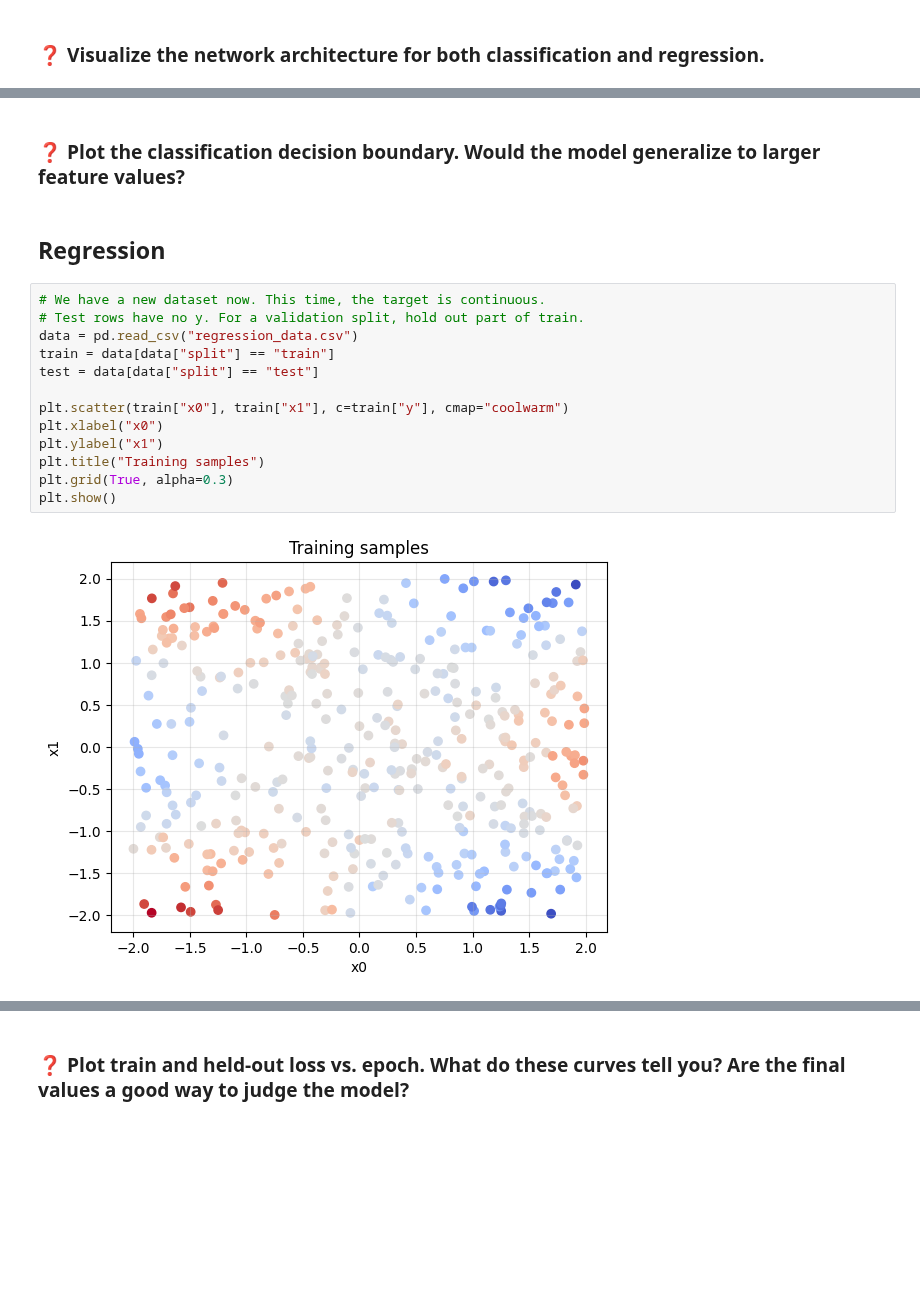
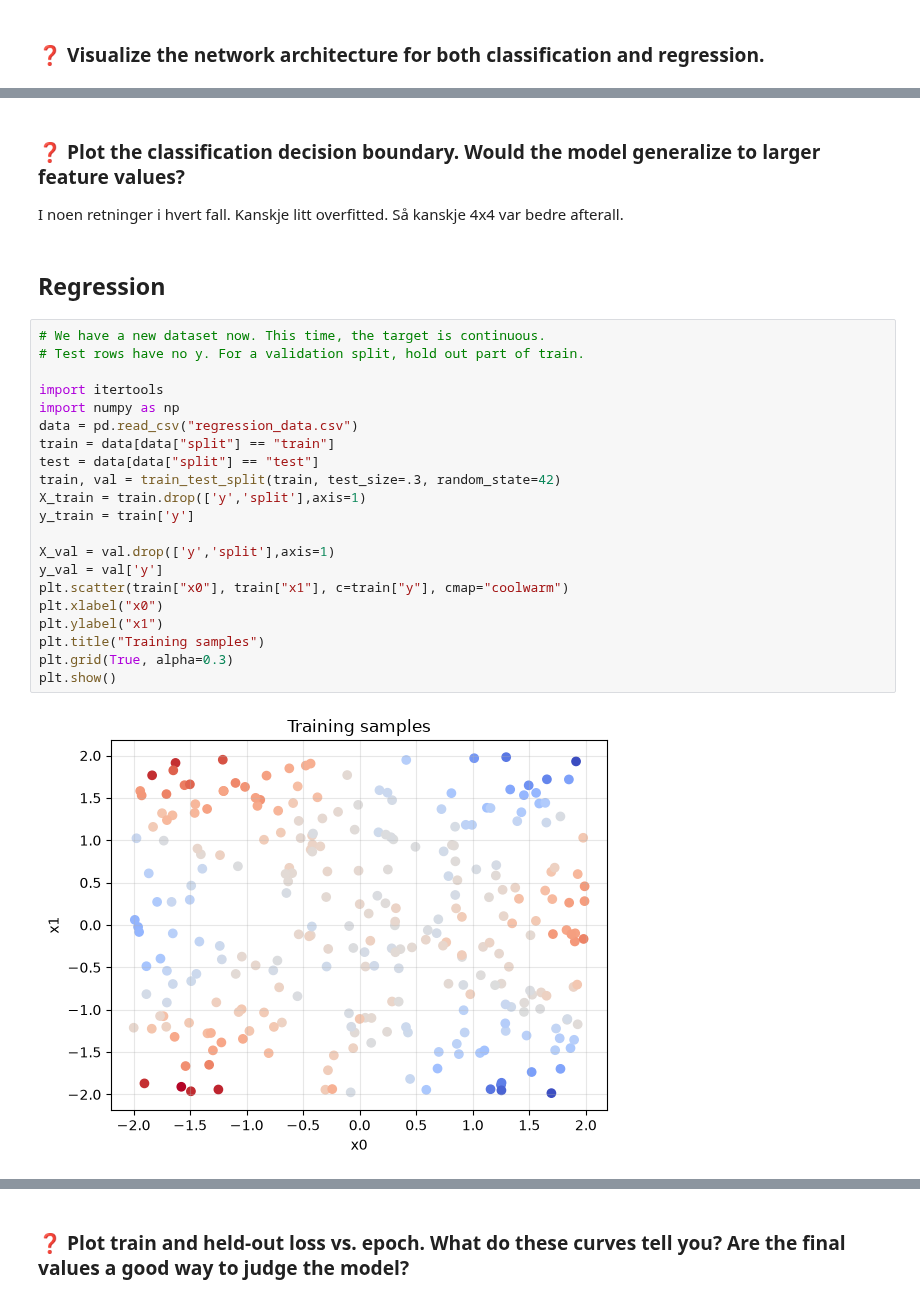
Before and after one commit to ffredz/TDT4172prosjekter, a Jupyter notebook: assignment3/problem.ipynb, the cells around one changed output, grey strips where cells are left out. Cells and saved outputs as stored; diff of their text form; blank space fills up the shorter version.

```diff
--- a/assignment3/problem.ipynb
+++ b/assignment3/problem.ipynb
@@ -564,22 +685,31 @@ Tenker vi kan bruke 4x4 tanh modellen da
 # %% [markdown]
 ### ❓ Plot the classification decision boundary. Would the model generalize to larger feature values?
+I noen retninger i hvert fall. Kanskje litt overfitted. Så kanskje 4x4 var bedre afterall.
 # %% [markdown]
 ## Regression
 # %%
 # We have a new dataset now. This time, the target is continuous.
 # Test rows have no y. For a validation split, hold out part of train.
+
+import itertools
+import numpy as np
 data = pd.read_csv("regression_data.csv")
 train = data[data["split"] == "train"]
 test = data[data["split"] == "test"]
+train, val = train_test_split(train, test_size=.3, random_state=42)
+X_train = train.drop(['y','split'],axis=1)
+y_train = train['y']
 
+X_val = val.drop(['y','split'],axis=1)
+y_val = val['y']
 plt.scatter(train["x0"], train["x1"], c=train["y"], cmap="coolwarm")
 plt.xlabel("x0")
 plt.ylabel("x1")
 plt.title("Training samples")
 plt.grid(True, alpha=0.3)
 plt.show()
 # %% [output]
-[figure, old version]
+[figure, new version]
 # %%
 # Hmmm, maybe 3d is better
 fig = plt.figure(figsize=(8, 6))
```
Also changed, not shown: parts of 28 cells of this notebook.
